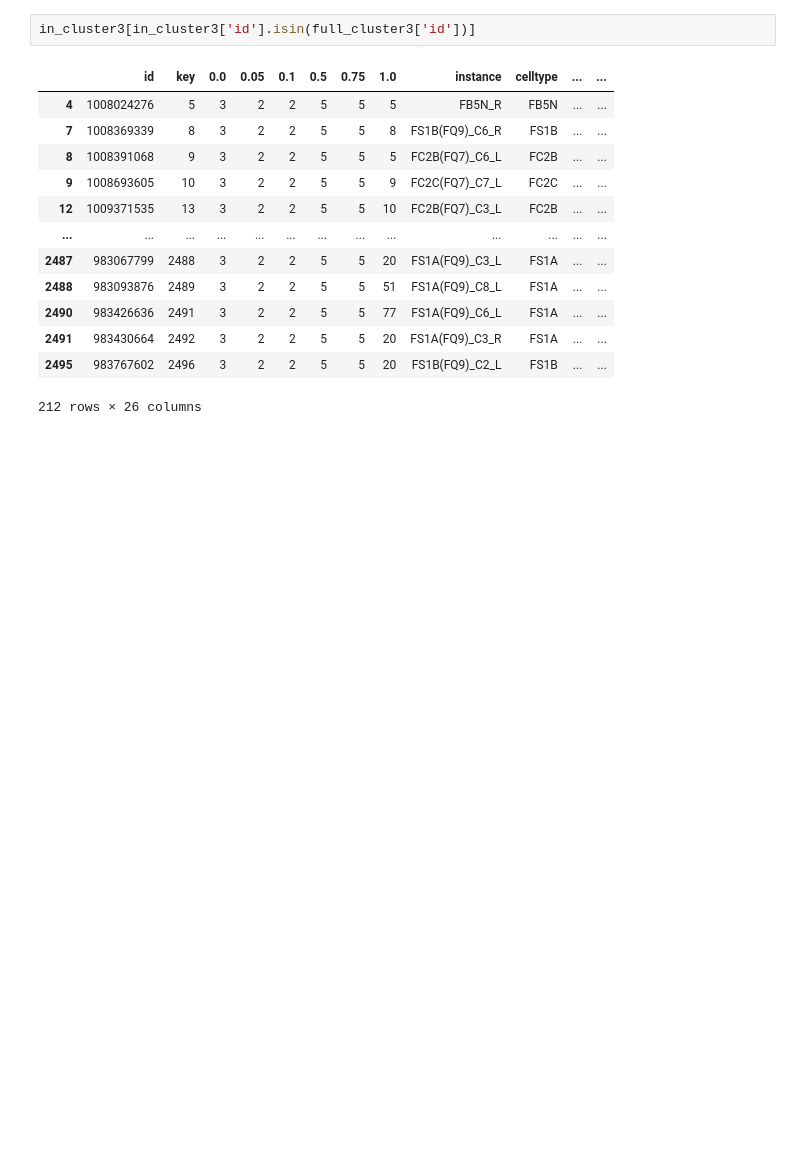
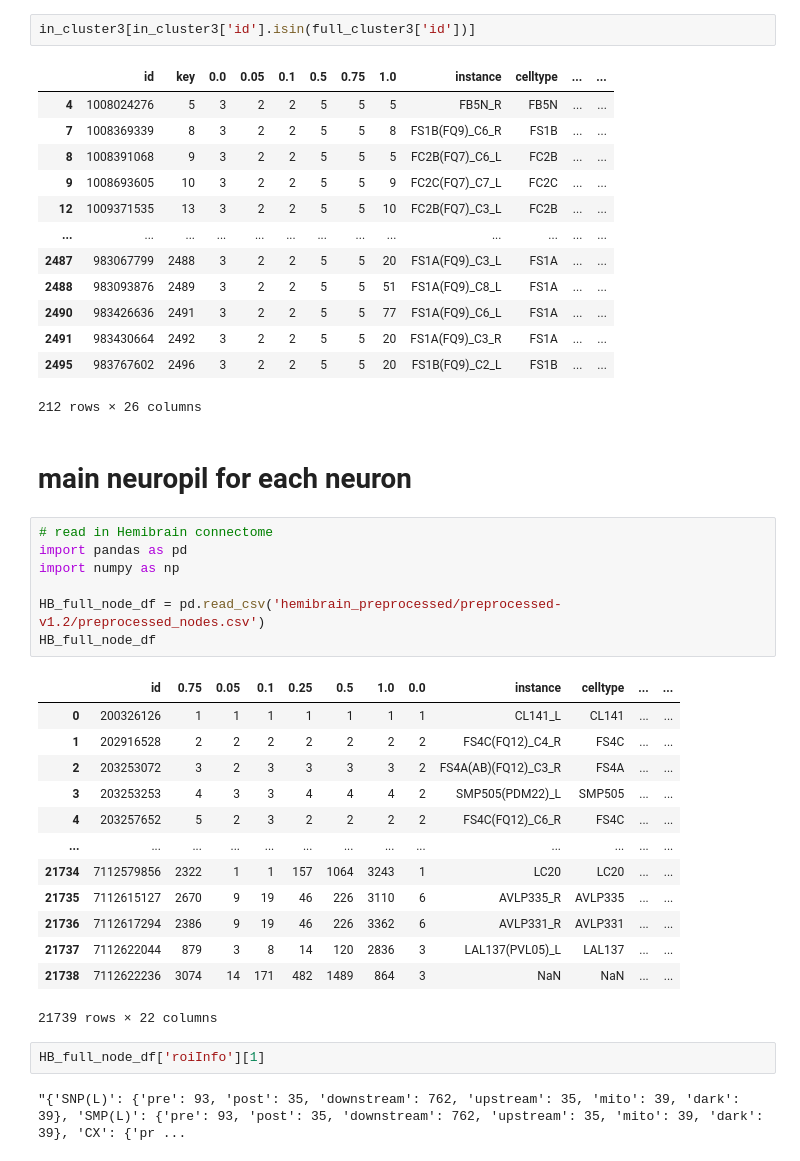
Before and after one commit to Gutierrez-lab/oviIN-analyses-gabrielle, a Jupyter notebook: neuropil_roi.ipynb, the cells around one changed output. Cells and saved outputs as stored; diff of their text form; blank space fills up the shorter version.

```diff
--- a/neuropil_roi.ipynb
+++ b/neuropil_roi.ipynb
@@ -246,3 +246,30 @@ in_cluster3[in_cluster3['id'].isin(full_cluster3['id'])]
 | 2491 | 983430664 | 2492 | 3 | 2 | 2 | 5 | 5 | 20 | FS1A(FQ9)_C3_R | FS1A | ... | ... |
 | 2495 | 983767602 | 2496 | 3 | 2 | 2 | 5 | 5 | 20 | FS1B(FQ9)_C2_L | FS1B | ... | ... |
 212 rows × 26 columns
+# %% [markdown]
+# main neuropil for each neuron
+# %%
+# read in Hemibrain connectome
+import pandas as pd
+import numpy as np
+
+HB_full_node_df = pd.read_csv('hemibrain_preprocessed/preprocessed-v1.2/preprocessed_nodes.csv')
+HB_full_node_df
+# %% [output]
+|  | id | 0.75 | 0.05 | 0.1 | 0.25 | 0.5 | 1.0 | 0.0 | instance | celltype | ... | ... |
+| 0 | 200326126 | 1 | 1 | 1 | 1 | 1 | 1 | 1 | CL141_L | CL141 | ... | ... |
+| 1 | 202916528 | 2 | 2 | 2 | 2 | 2 | 2 | 2 | FS4C(FQ12)_C4_R | FS4C | ... | ... |
+| 2 | 203253072 | 3 | 2 | 3 | 3 | 3 | 3 | 2 | FS4A(AB)(FQ12)_C3_R | FS4A | ... | ... |
+| 3 | 203253253 | 4 | 3 | 3 | 4 | 4 | 4 | 2 | SMP505(PDM22)_L | SMP505 | ... | ... |
+| 4 | 203257652 | 5 | 2 | 3 | 2 | 2 | 2 | 2 | FS4C(FQ12)_C6_R | FS4C | ... | ... |
+| ... | ... | ... | ... | ... | ... | ... | ... | ... | ... | ... | ... | ... |
+| 21734 | 7112579856 | 2322 | 1 | 1 | 157 | 1064 | 3243 | 1 | LC20 | LC20 | ... | ... |
+| 21735 | 7112615127 | 2670 | 9 | 19 | 46 | 226 | 3110 | 6 | AVLP335_R | AVLP335 | ... | ... |
+| 21736 | 7112617294 | 2386 | 9 | 19 | 46 | 226 | 3362 | 6 | AVLP331_R | AVLP331 | ... | ... |
+| 21737 | 7112622044 | 879 | 3 | 8 | 14 | 120 | 2836 | 3 | LAL137(PVL05)_L | LAL137 | ... | ... |
+| 21738 | 7112622236 | 3074 | 14 | 171 | 482 | 1489 | 864 | 3 | NaN | NaN | ... | ... |
+21739 rows × 22 columns
+# %%
+HB_full_node_df['roiInfo'][1]
+# %% [output]
+"{'SNP(L)': {'pre': 93, 'post': 35, 'downstream': 762, 'upstream': 35, 'mito': 39, 'dark': 39}, 'SMP(L)': {'pre': 93, 'post': 35, 'downstream': 762, 'upstream': 35, 'mito': 39, 'dark': 39}, 'CX': {'pr ...
```
Also changed, not shown: parts of 1 cell of this notebook, 1 other file.
